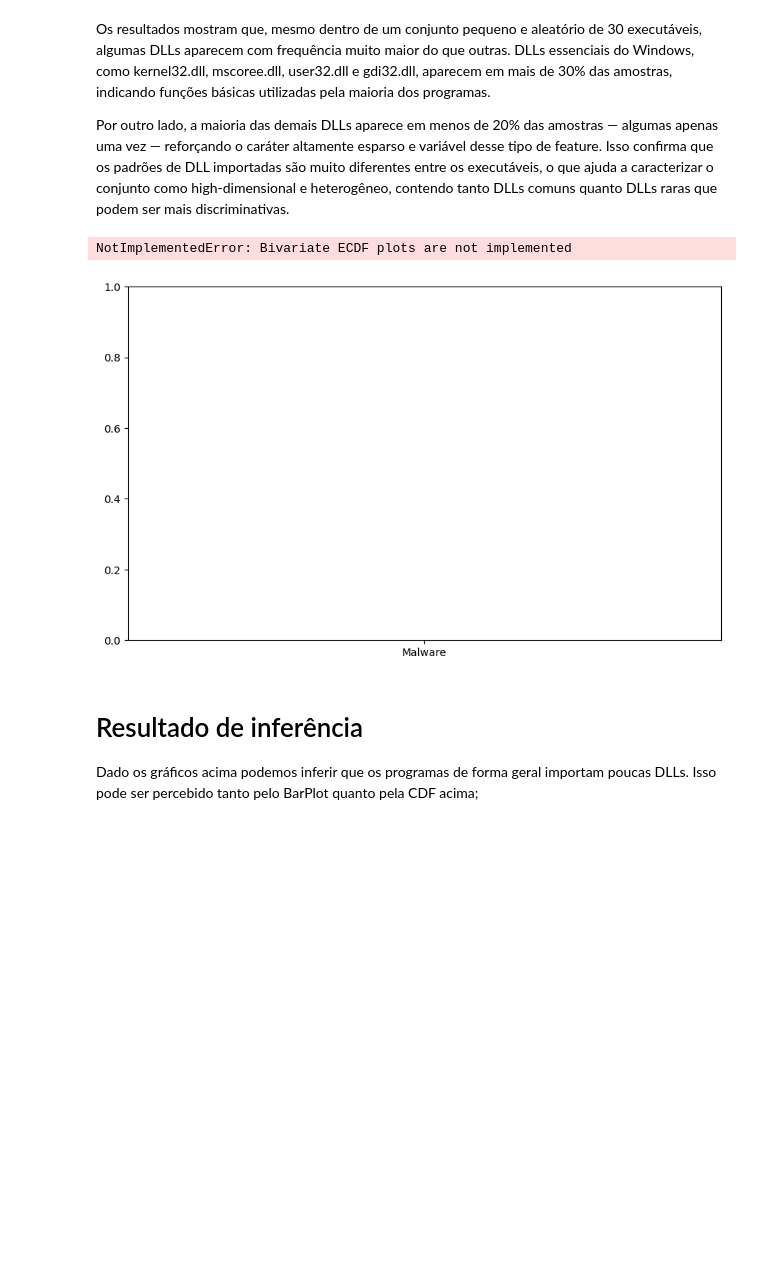
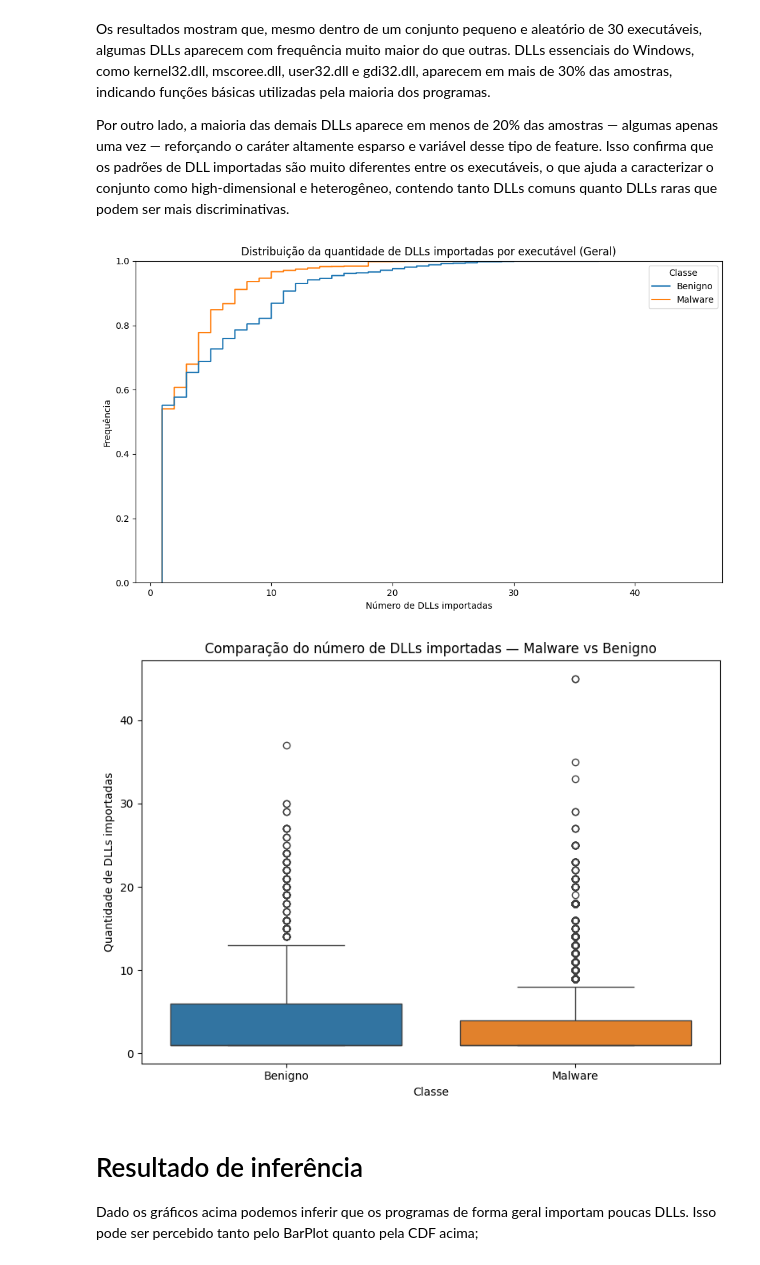
Before and after one commit to luisggf/2kr-project, a Jupyter notebook: main.ipynb, the cells around one changed output. Drawn from its saved outputs; the diff is of its cells as text; code cells hidden in the pictures; blank space fills up the shorter version.

```diff
--- a/main.ipynb
+++ b/main.ipynb
@@ -180,44 +180,40 @@ dll_count_all = X_dll.sum(axis=1)
 dll_count_mal = malware.sum(axis=1)
 dll_count_ben = benign.sum(axis=1)
 
 
 # sparsity = % de zeros na matriz total
 total_values = X_dll.shape[0] * X_dll.shape[1]
 zeros = (X_dll == 0).sum().sum()
 sparsity = zeros / total_values * 100
 
 box_df = pd.DataFrame({
-    "DLLs_importadas": pd.concat([dll_count_mal, dll_count_ben], axis=0).values,
-    "Classe": ["Malware"]*len(dll_count_mal) + ["Benigno"]*len(dll_count_ben)
+    "DLLs_importadas": pd.concat([dll_count_ben, dll_count_mal], axis=0).values,
+    "Classe": ["Benigno"]*len(dll_count_ben) + ["Malware"]*len(dll_count_mal)
 })
 
 
 plt.figure(figsize=(10,6))
 sns.ecdfplot(data=box_df, x="DLLs_importadas", hue="Classe")
 plt.title("Distribuição da quantidade de DLLs importadas por executável (Geral)")
 plt.xlabel("Número de DLLs importadas")
 plt.ylabel("Frequência")
 plt.tight_layout()
+plt.savefig('cdf.png')
 plt.show()
 
 # ====================
 # GRÁFICO 2 — BOXPlot (malware vs benigno)
 # ====================
-
-box_df = pd.DataFrame({
-    "DLLs_importadas": dll_count_all,
-    "Classe": dll_count_all
-})
-
 plt.figure(figsize=(8,6))
-sns.boxplot(data=box_df, x="Classe", y="DLLs_importadas")
+sns.boxplot(data=box_df, x="Classe", y="DLLs_importadas", hue="Classe")
 plt.title("Comparação do número de DLLs importadas — Malware vs Benigno")
 plt.ylabel("Quantidade de DLLs importadas")
+plt.savefig('boxplot.png')
 plt.tight_layout()
 plt.show()
 # %% [output]
-NotImplementedError: Bivariate ECDF plots are not implemented
-[figure, old version]
+[figure, new version]
+[figure, added]
 # %% [markdown]
 # Resultado de inferência
 Dado os gráficos acima podemos inferir que os programas de forma geral importam poucas DLLs. Isso pode ser percebido tanto pelo BarPlot quanto pela CDF acima;
```
Also changed, not shown: parts of 1 cell of this notebook, 5 other files.
